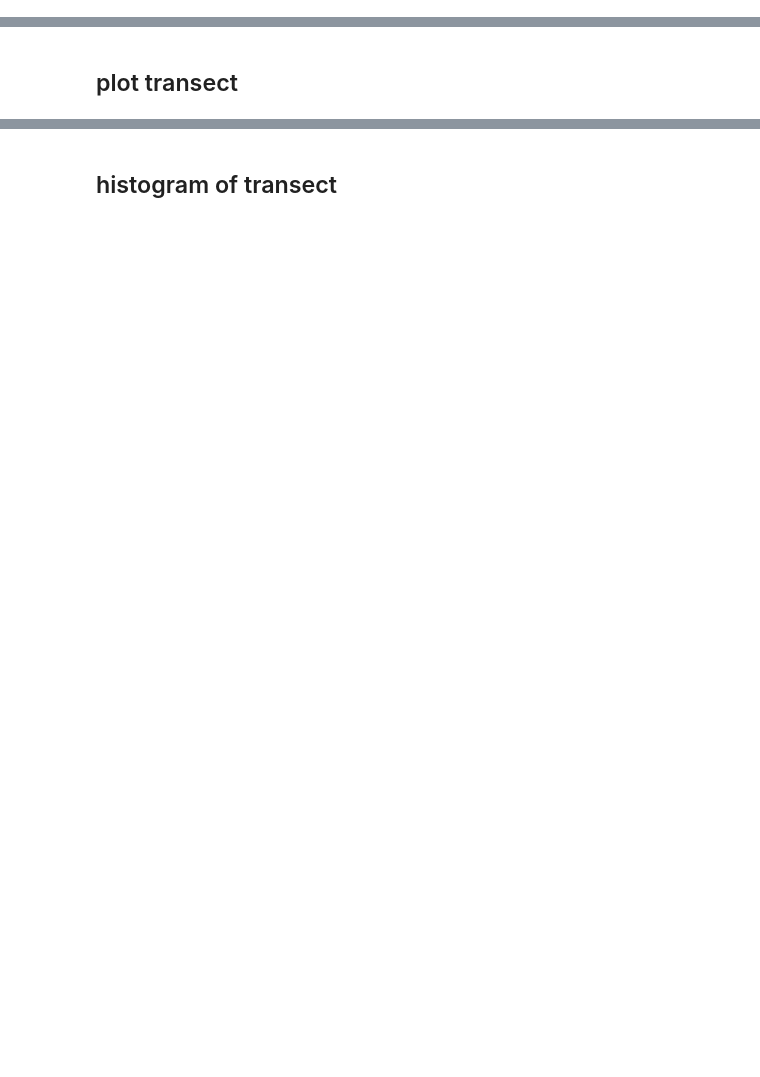
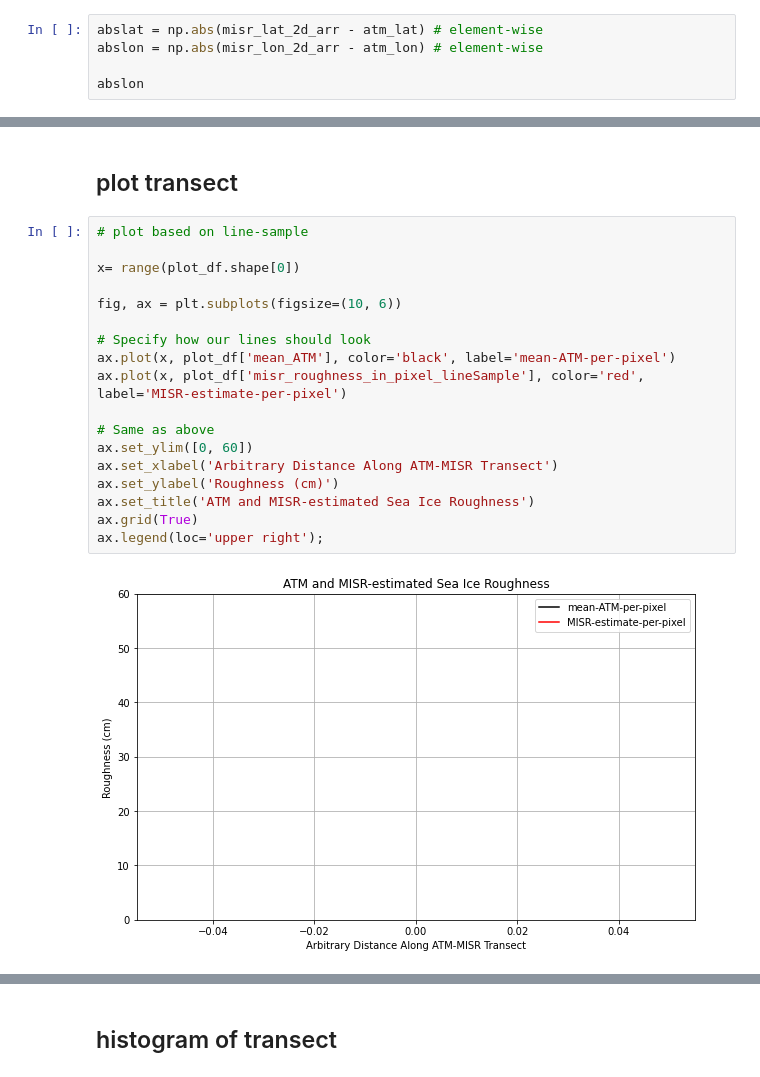
Before and after one commit to misrrepo/MISR-SeaIceRoughness, a Jupyter notebook: post_processing/3_transect_statistics.ipynb, the cells around one changed output, grey strips where cells are left out. Saved outputs shown, nothing was run; the diff lists cells and outputs as text; blank space fills up the shorter version.

```diff
--- a/post_processing/3_transect_statistics.ipynb
+++ b/post_processing/3_transect_statistics.ipynb
@@ -220,0 +395,5 @@ See the caveats in the documentation: https://pandas.pydata.org/pandas-docs/stab
+# %%
+abslat = np.abs(misr_lat_2d_arr - atm_lat) # element-wise
+abslon = np.abs(misr_lon_2d_arr - atm_lon) # element-wise
+
+abslon
@@ -441,2 +660,22 @@ row_count
 # %% [markdown]
 ## plot transect
+# %%
+# plot based on line-sample
+
+x= range(plot_df.shape[0])
+
+fig, ax = plt.subplots(figsize=(10, 6))
+
+# Specify how our lines should look
+ax.plot(x, plot_df['mean_ATM'], color='black', label='mean-ATM-per-pixel')
+ax.plot(x, plot_df['misr_roughness_in_pixel_lineSample'], color='red', label='MISR-estimate-per-pixel')
+
+# Same as above
+ax.set_ylim([0, 60])
+ax.set_xlabel('Arbitrary Distance Along ATM-MISR Transect')
+ax.set_ylabel('Roughness (cm)')
+ax.set_title('ATM and MISR-estimated Sea Ice Roughness')
+ax.grid(True)
+ax.legend(loc='upper right');
+# %% [output]
+[figure, added]
```
Also changed, not shown: parts of 76 cells of this notebook, 9 other files.
